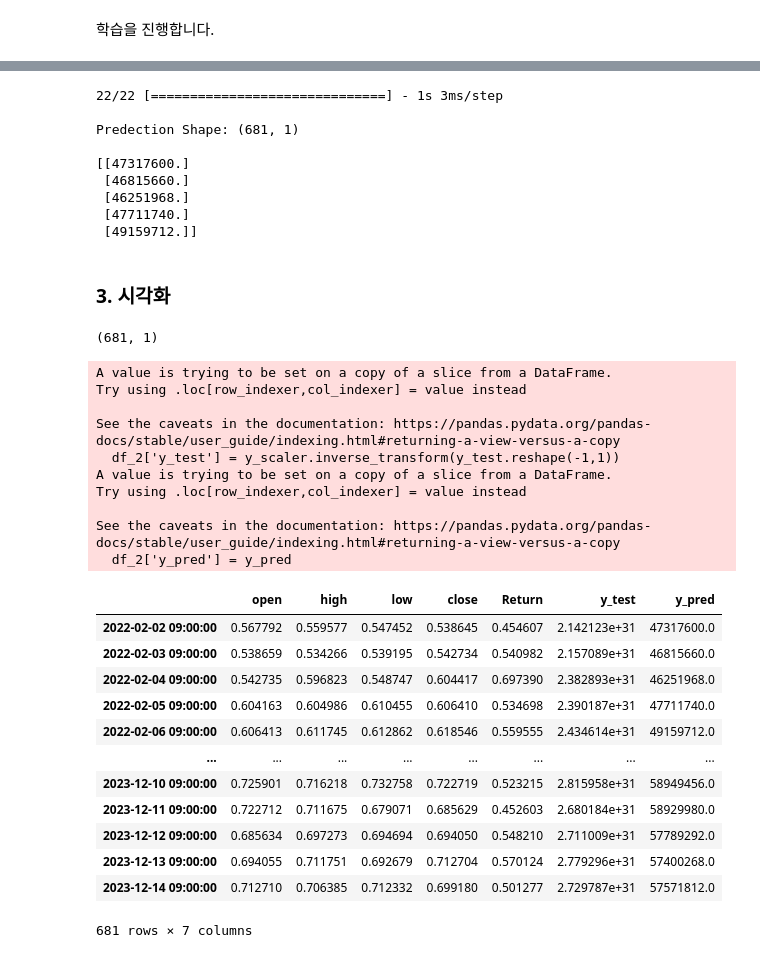
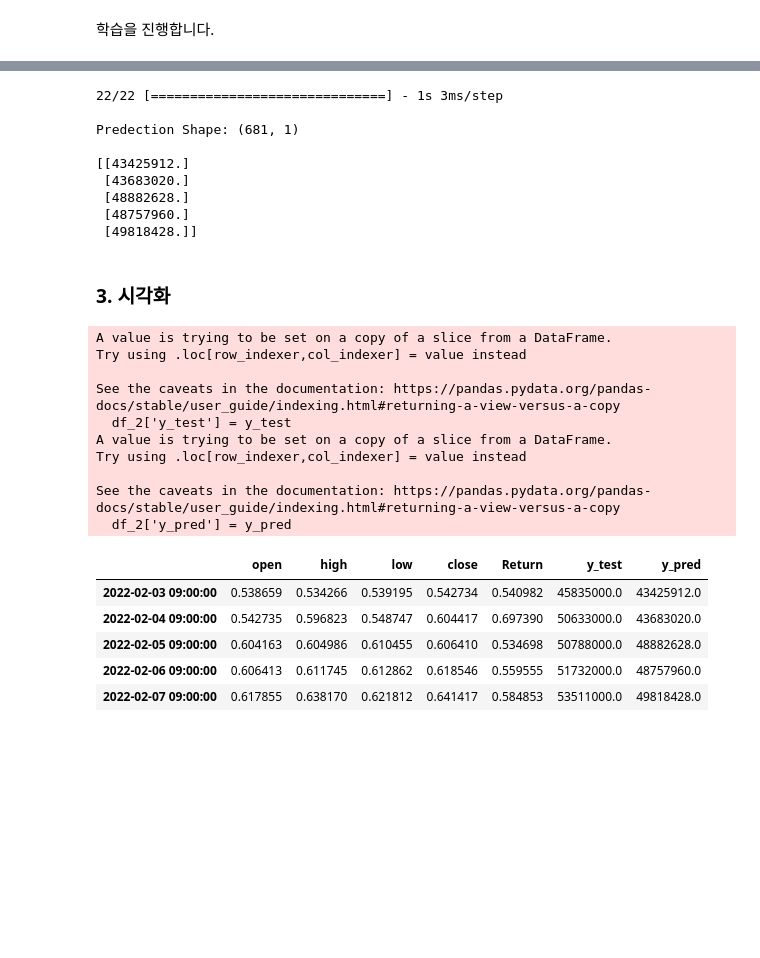
Before and after one commit to lagonee23/price-prediction-models, a Jupyter notebook: bitcoin_price_model.ipynb, the cells around one changed output, grey strips where cells are left out. Cells and saved outputs as stored; diff of their text form; code cells hidden in the pictures; blank space fills up the shorter version.

```diff
--- a/bitcoin_price_model.ipynb
+++ b/bitcoin_price_model.ipynb
@@ -135,13 +135,13 @@ $$ Y = \frac{X-X_{min}}{X_{max}-X_{min}} $$
 # %%
 from sklearn.preprocessing import MinMaxScaler
 
-X = df[['open', 'high', 'low', 'Return']]  # features
-y = df['close']  # target
+feat = ['open', 'high', 'low', 'Return']
+target = 'close'
 
 X_scaler = MinMaxScaler()
 y_scaler = MinMaxScaler()
-df[['open', 'high', 'low', 'Return']] = X_scaler.fit_transform(X)
-df['close'] = y_scaler.fit_transform(y.values.reshape(-1,1))
+df[feat] = X_scaler.fit_transform(df[feat])
+df[target] = y_scaler.fit_transform(df[target].values.reshape(-1,1))
 
 print("Data Shape:", df.shape)
 df.head()
@@ -189,7 +189,7 @@ X_train, y_train = np.array(X_train), np.array(y_train)
 
 # 테스트 데이터
 X_test = []
-y_test = y[train_len:].values
+y_test = df[target].iloc[train_len:].values
 
 for i in range(sequence_length, len(test)):
     X_test.append(test[i-sequence_length:i, :])
@@ -247,5 +247,5 @@ _________________________________________________________________
 # %% [markdown]
 학습을 진행합니다.
 # %%
-model.fit(X_train, y_train, batch_size=10, epochs=5)
+model.fit(X_train, y_train, batch_size=10, epochs=100)
 # %% [output]
@@ -263,7 +270,7 @@ Epoch 5/5
 # %%
 # 예측
 y_pred = model.predict(X_test)
-y_pred = y_scaler.inverse_transform(y_pred)
+y_pred = y_scaler.inverse_transform(y_pred)  # 데이터 값을 역스케일링으로 변환
 
 print()
 print("Predection Shape:", y_pred.shape, end="\n\n")
@@ -273,44 +280,39 @@ print(y_pred[:5])
 
 Predection Shape: (681, 1)
 
-[[47317600.]
- [46815660.]
- [46251968.]
- [47711740.]
- [49159712.]]
+[[43425912.]
+ [43683020.]
+ [48882628.]
+ [48757960.]
+ [49818428.]]
 # %% [markdown]
 ### 3. 시각화
-# %%
-y_test.shape
-# %% [output]
-(681, 1)
 # %%
+# 원본값(y_test)의 스케일링을 역으로 변환합니다.
+y_test = y_scaler.inverse_transform(y_test.reshape(-1,1))
+
 df_2 = df.iloc[train_len:]
-df_2['y_test'] = y_scaler.inverse_transform(y_test.reshape(-1,1))
+
+# 컬럼 추가
+df_2['y_test'] = y_test
 df_2['y_pred'] = y_pred
-df_2
+
+df_2.head()
 # %% [output]
 A value is trying to be set on a copy of a slice from a DataFrame.
 Try using .loc[row_indexer,col_indexer] = value instead
 
 See the caveats in the documentation: https://pandas.pydata.org/pandas-docs/stable/user_guide/indexing.html#returning-a-view-versus-a-copy
-  df_2['y_test'] = y_scaler.inverse_transform(y_test.reshape(-1,1))
+  df_2['y_test'] = y_test
 A value is trying to be set on a copy of a slice from a DataFrame.
 Try using .loc[row_indexer,col_indexer] = value instead
 
 See the caveats in the documentation: https://pandas.pydata.org/pandas-docs/stable/user_guide/indexing.html#returning-a-view-versus-a-copy
   df_2['y_pred'] = y_pred
 |  | open | high | low | close | Return | y_test | y_pred |
-| 2022-02-02 09:00:00 | 0.567792 | 0.559577 | 0.547452 | 0.538645 | 0.454607 | 2.142123e+31 | 47317600.0 |
-| 2022-02-03 09:00:00 | 0.538659 | 0.534266 | 0.539195 | 0.542734 | 0.540982 | 2.157089e+31 | 46815660.0 |
-| 2022-02-04 09:00:00 | 0.542735 | 0.596823 | 0.548747 | 0.604417 | 0.697390 | 2.382893e+31 | 46251968.0 |
-| 2022-02-05 09:00:00 | 0.604163 | 0.604986 | 0.610455 | 0.606410 | 0.534698 | 2.390187e+31 | 47711740.0 |
-| 2022-02-06 09:00:00 | 0.606413 | 0.611745 | 0.612862 | 0.618546 | 0.559555 | 2.434614e+31 | 49159712.0 |
-| ... | ... | ... | ... | ... | ... | ... | ... |
-| 2023-12-10 09:00:00 | 0.725901 | 0.716218 | 0.732758 | 0.722719 | 0.523215 | 2.815958e+31 | 58949456.0 |
-| 2023-12-11 09:00:00 | 0.722712 | 0.711675 | 0.679071 | 0.685629 | 0.452603 | 2.680184e+31 | 58929980.0 |
-| 2023-12-12 09:00:00 | 0.685634 | 0.697273 | 0.694694 | 0.694050 | 0.548210 | 2.711009e+31 | 57789292.0 |
-| 2023-12-13 09:00:00 | 0.694055 | 0.711751 | 0.692679 | 0.712704 | 0.570124 | 2.779296e+31 | 57400268.0 |
-| 2023-12-14 09:00:00 | 0.712710 | 0.706385 | 0.712332 | 0.699180 | 0.501277 | 2.729787e+31 | 57571812.0 |
+| 2022-02-03 09:00:00 | 0.538659 | 0.534266 | 0.539195 | 0.542734 | 0.540982 | 45835000.0 | 43425912.0 |
+| 2022-02-04 09:00:00 | 0.542735 | 0.596823 | 0.548747 | 0.604417 | 0.697390 | 50633000.0 | 43683020.0 |
+| 2022-02-05 09:00:00 | 0.604163 | 0.604986 | 0.610455 | 0.606410 | 0.534698 | 50788000.0 | 48882628.0 |
+| 2022-02-06 09:00:00 | 0.606413 | 0.611745 | 0.612862 | 0.618546 | 0.559555 | 51732000.0 | 48757960.0 |
+| 2022-02-07 09:00:00 | 0.617855 | 0.638170 | 0.621812 | 0.641417 | 0.584853 | 53511000.0 | 49818428.0 |
-681 rows × 7 columns
 # %%
```
Also changed, not shown: parts of 11 cells of this notebook.
